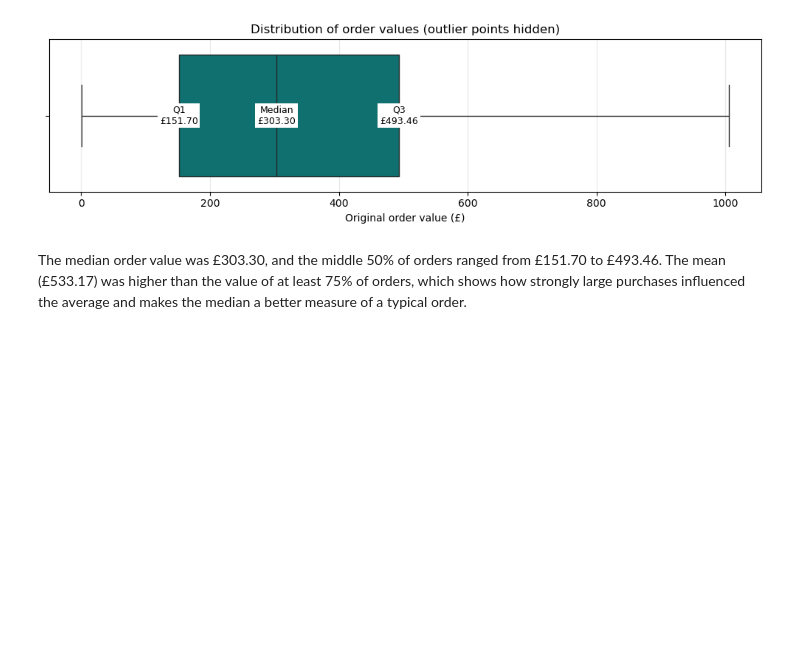
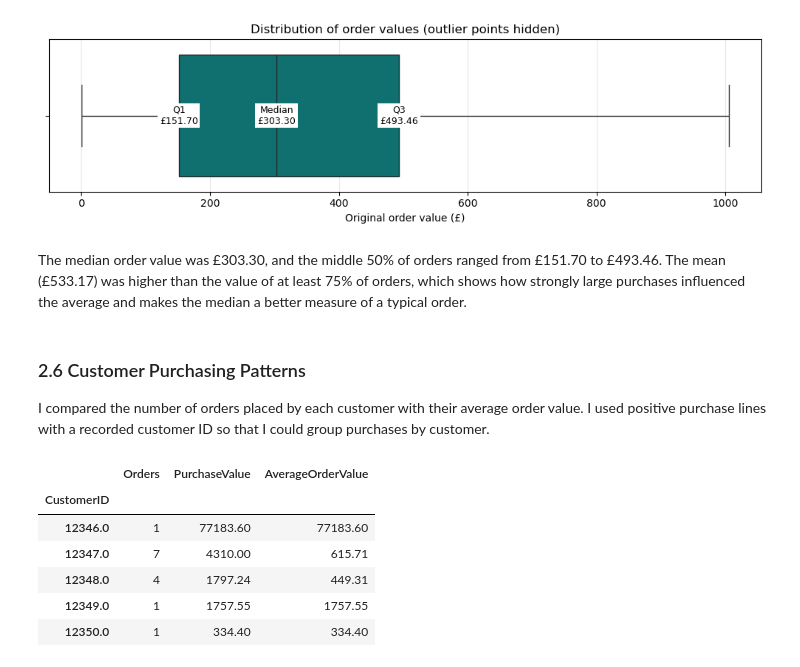
Before and after one commit to SelimBoujnah/CA-2-Data-visualisation-and-communication, a Jupyter notebook: CA CODE .ipynb, the cells around one changed output. Saved outputs shown, nothing was run; the diff lists cells and outputs as text; code cells hidden in the pictures; blank space fills up the shorter version.

```diff
--- a/CA CODE .ipynb
+++ b/CA CODE .ipynb
@@ -574,3 +574,29 @@ plt.show()
 [figure]
 # %% [markdown]
 The median order value was £303.30, and the middle 50% of orders ranged from £151.70 to £493.46. The mean (£533.17) was higher than the value of at least 75% of orders, which shows how strongly large purchases influenced the average and makes the median a better measure of a typical order.
+# %% [markdown]
+### 2.6 Customer Purchasing Patterns
+
+I compared the number of orders placed by each customer with their average order value. I used positive purchase lines with a recorded customer ID so that I could group purchases by customer.
+# %%
+# Group purchase lines by customer
+customers = sales_df.dropna(subset=["CustomerID"]).groupby("CustomerID")
+
+customer_summary = pd.DataFrame({
+    "Orders": customers["InvoiceNo"].nunique(),
+    "PurchaseValue": customers["LineValue"].sum()
+})
+
+customer_summary["AverageOrderValue"] = (
+    customer_summary["PurchaseValue"] / customer_summary["Orders"]
+)
+
+customer_summary.head().round(2)
+# %% [output]
+|  | Orders | PurchaseValue | AverageOrderValue |
+| CustomerID |  |  |  |
+| 12346.0 | 1 | 77183.60 | 77183.60 |
+| 12347.0 | 7 | 4310.00 | 615.71 |
+| 12348.0 | 4 | 1797.24 | 449.31 |
+| 12349.0 | 1 | 1757.55 | 1757.55 |
+| 12350.0 | 1 | 334.40 | 334.40 |
```
Also changed, not shown: parts of 1 cell of this notebook.
